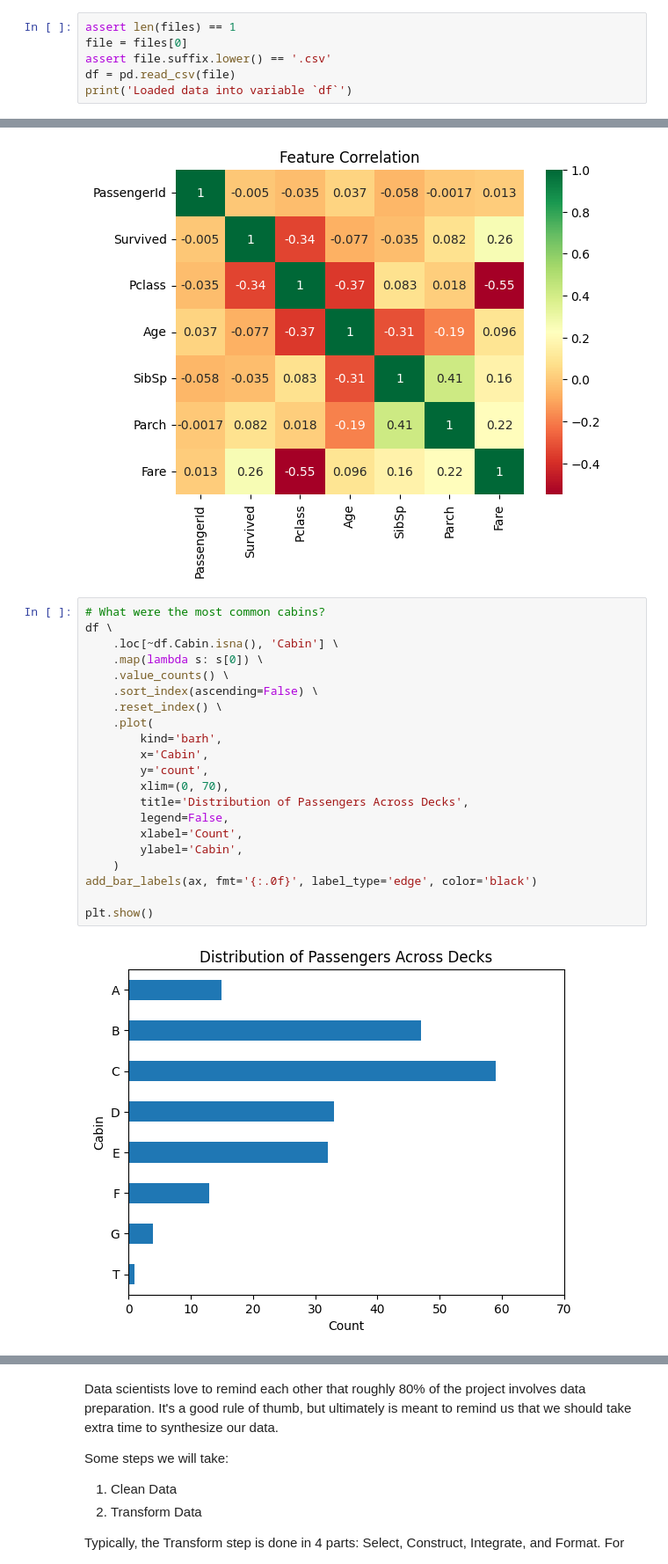
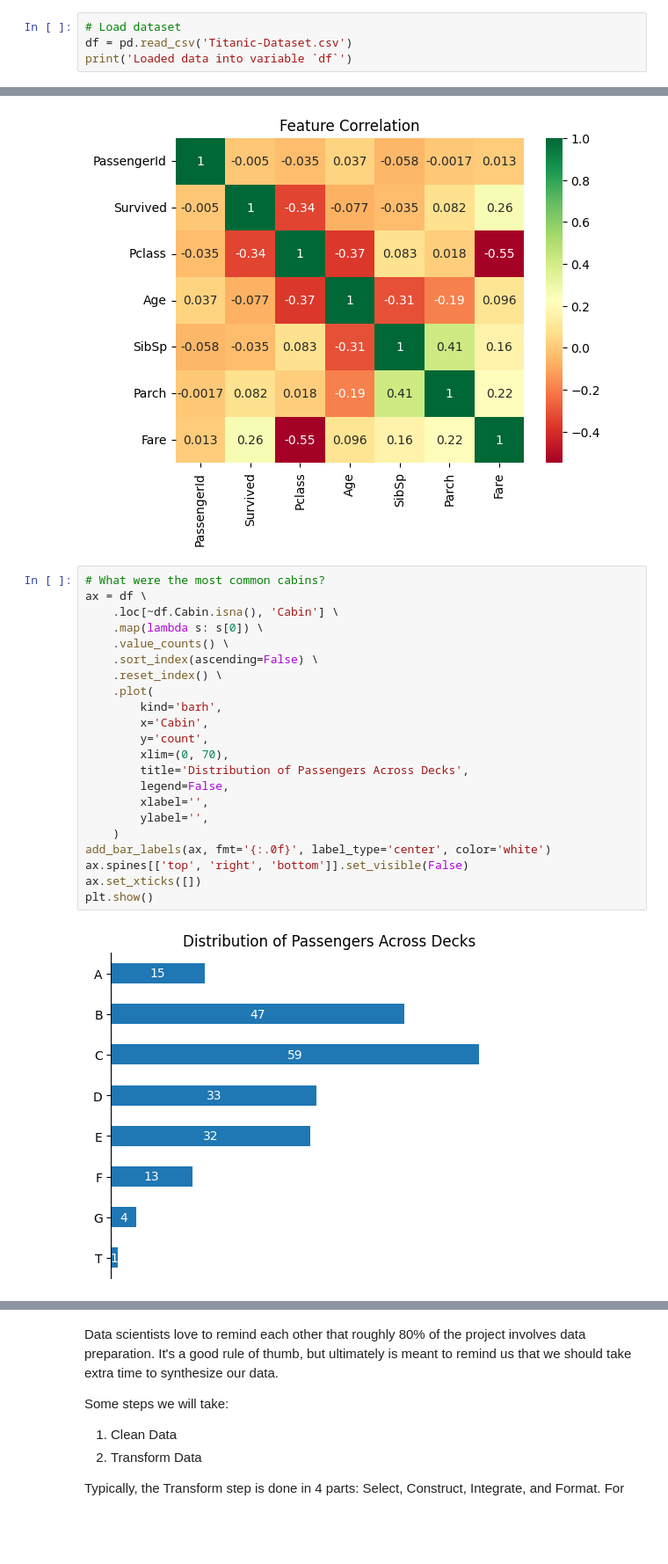
Before and after one commit to msburns24/Titanic, a Jupyter notebook: titanic.ipynb, the cells around one changed output, grey strips where cells are left out. Shown at 88% size. Saved outputs shown, nothing was run; the diff lists cells and outputs as text; blank space fills up the shorter version.

```diff
--- a/titanic.ipynb
+++ b/titanic.ipynb
@@ -143,10 +116,8 @@ import matplotlib.pyplot as plt
 from matplotlib.axes import Axes
 import seaborn as sns
 # %%
-assert len(files) == 1
-file = files[0]
-assert file.suffix.lower() == '.csv'
-df = pd.read_csv(file)
+# Load dataset
+df = pd.read_csv('Titanic-Dataset.csv')
 print('Loaded data into variable `df`')
 # %% [output]
 Loaded data into variable `df`
@@ -507,25 +488,26 @@ plt.show()
 [figure]
 # %%
 # What were the most common cabins?
-df \
+ax = df \
     .loc[~df.Cabin.isna(), 'Cabin'] \
     .map(lambda s: s[0]) \
     .value_counts() \
     .sort_index(ascending=False) \
     .reset_index() \
     .plot(
         kind='barh',
         x='Cabin',
         y='count',
         xlim=(0, 70),
         title='Distribution of Passengers Across Decks',
         legend=False,
-        xlabel='Count',
-        ylabel='Cabin',
+        xlabel='',
+        ylabel='',
     )
-add_bar_labels(ax, fmt='{:.0f}', label_type='edge', color='black')
-
+add_bar_labels(ax, fmt='{:.0f}', label_type='center', color='white')
+ax.spines[['top', 'right', 'bottom']].set_visible(False)
+ax.set_xticks([])
 plt.show()
 # %% [output]
-[figure, old version]
+[figure, new version]
 # %% [markdown]
```
Also changed, not shown: parts of 27 cells of this notebook, 3 other files.
